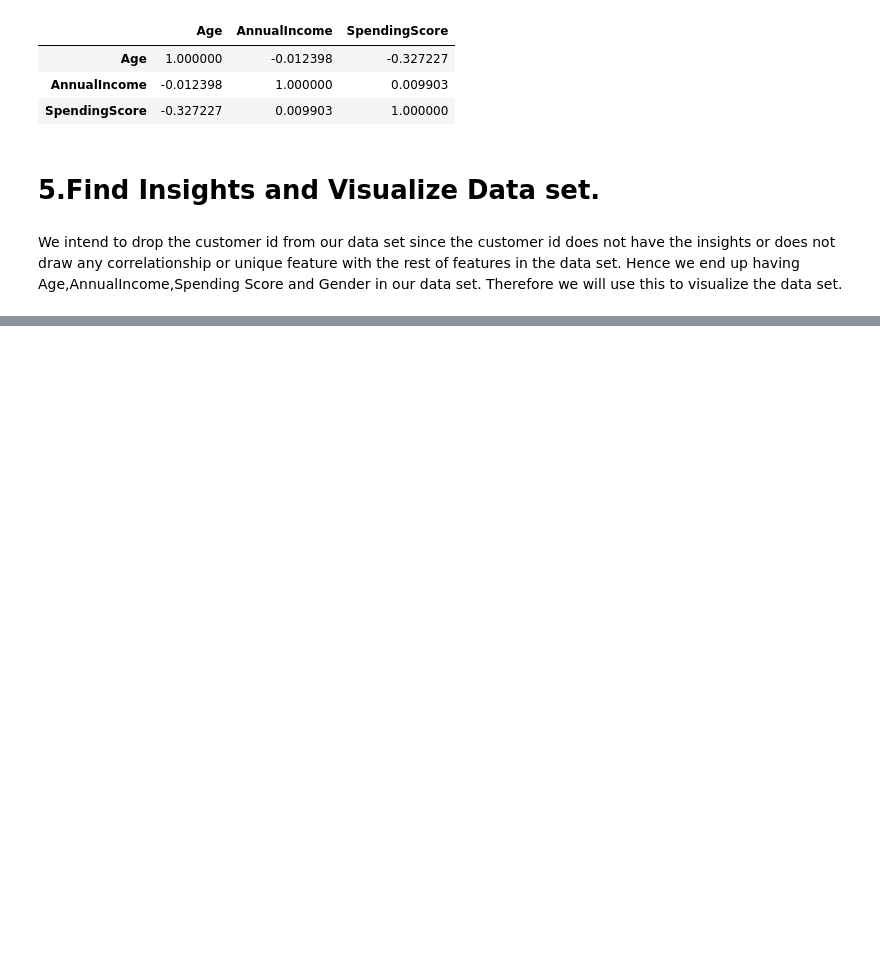
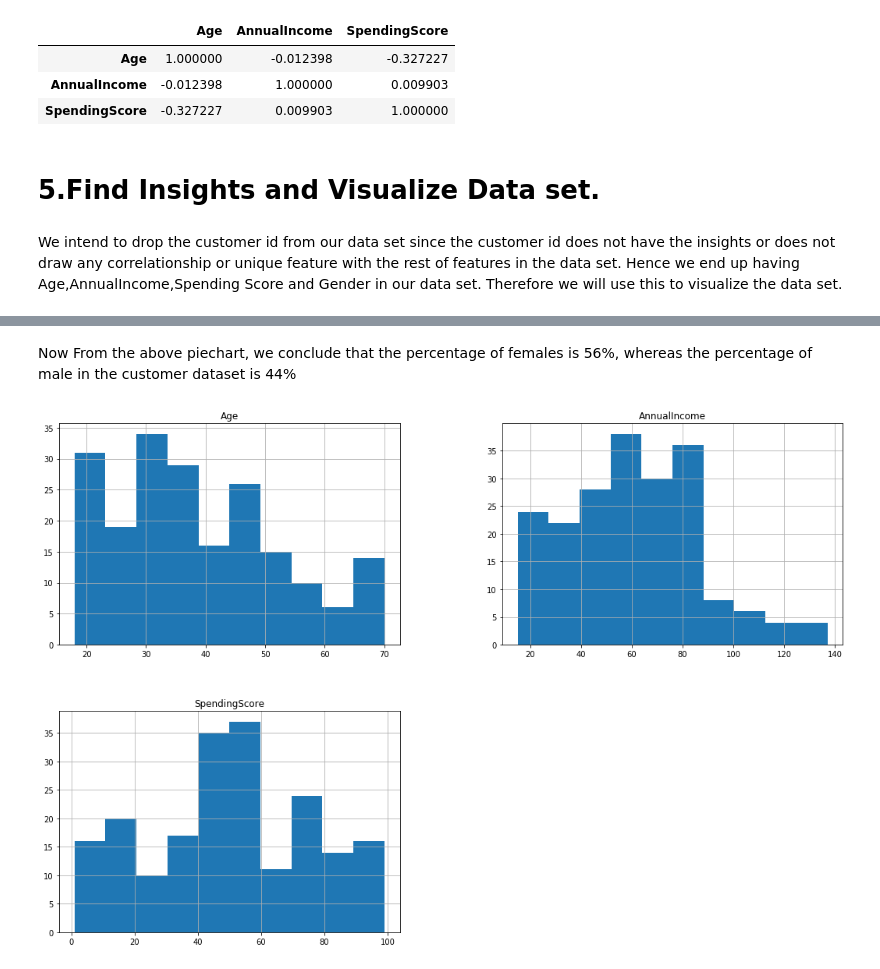
Before and after one commit to otumanelson758/Jenga-Project, a Jupyter notebook: CustomerSegmentationProject.ipynb, the cells around one changed output, grey strips where cells are left out. Saved outputs shown, nothing was run; the diff lists cells and outputs as text; code cells hidden in the pictures; blank space fills up the shorter version.

```diff
--- a/CustomerSegmentationProject.ipynb
+++ b/CustomerSegmentationProject.ipynb
@@ -217,0 +295,9 @@ Therefore we will use this to visualize the data set.
+# %% [markdown]
+Now From the above piechart, we conclude that the percentage of females is 56%, whereas the percentage of male in the customer dataset is 44%
+# %%
+# We now visualize the data in histogram distribution
+Data.hist(figsize=(18,12))
+plt.title('All Data Show Histogram System')
+plt.show()
+# %% [output]
+[figure, added]
```
Also changed, not shown: parts of 44 cells of this notebook.
